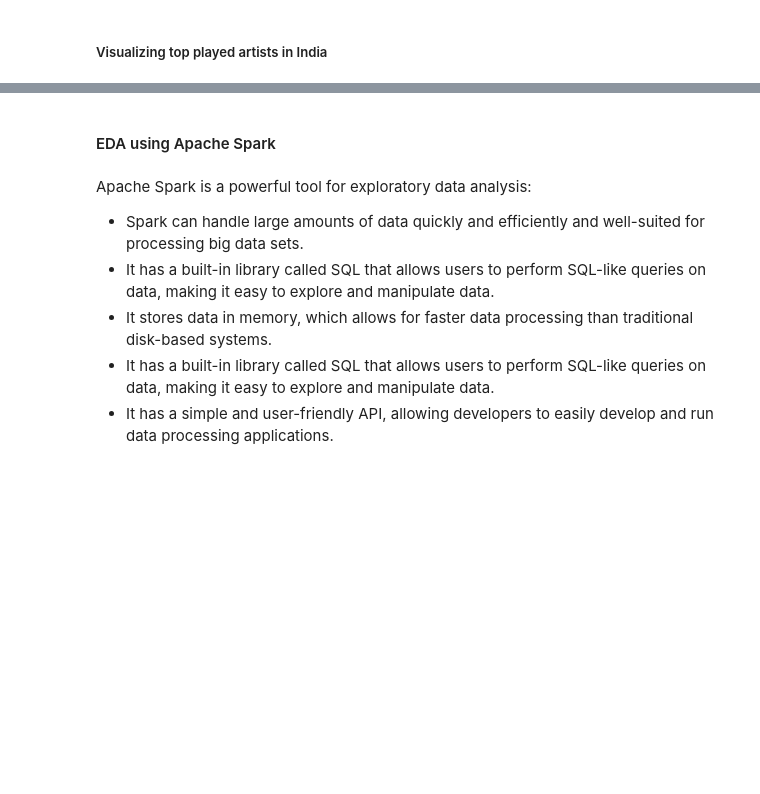
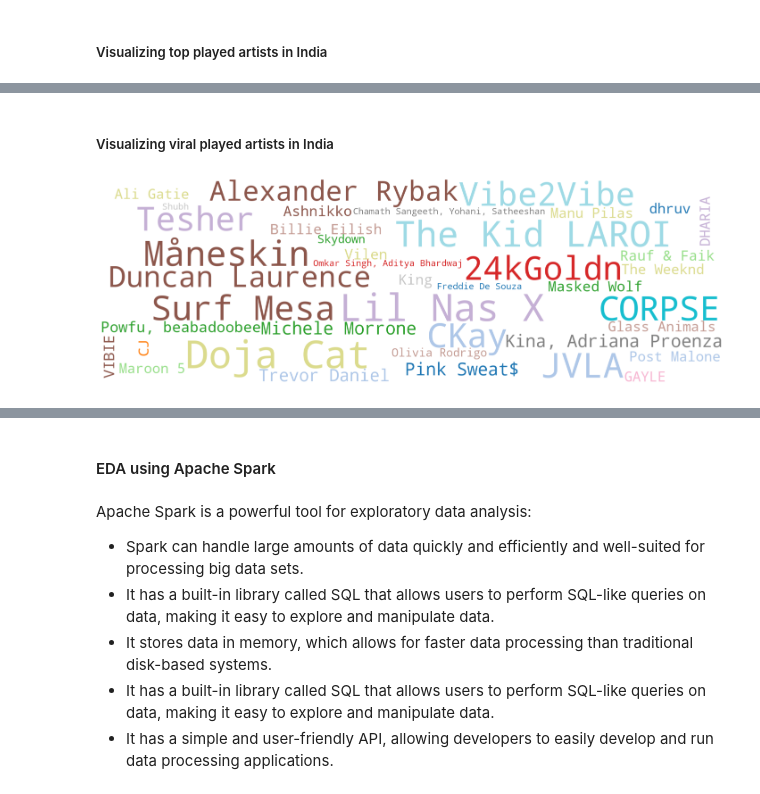
Before and after one commit to cmulay/spotify-eda, a Jupyter notebook: spotify-eda.ipynb, the cells around one changed output, grey strips where cells are left out. Cells and saved outputs as stored; diff of their text form; code cells hidden in the pictures; blank space fills up the shorter version.

```diff
--- a/spotify-eda.ipynb
+++ b/spotify-eda.ipynb
@@ -267,0 +269,7 @@ sns.heatmap(df)
+# %% [markdown]
+##### Visualizing viral played artists in India
+# %%
+counts = india_viral50["artist"].value_counts()
+visualize_word_counts(counts)
+# %% [output]
+[figure, added]
```
Also changed, not shown: parts of 15 cells of this notebook, 2 other files.
